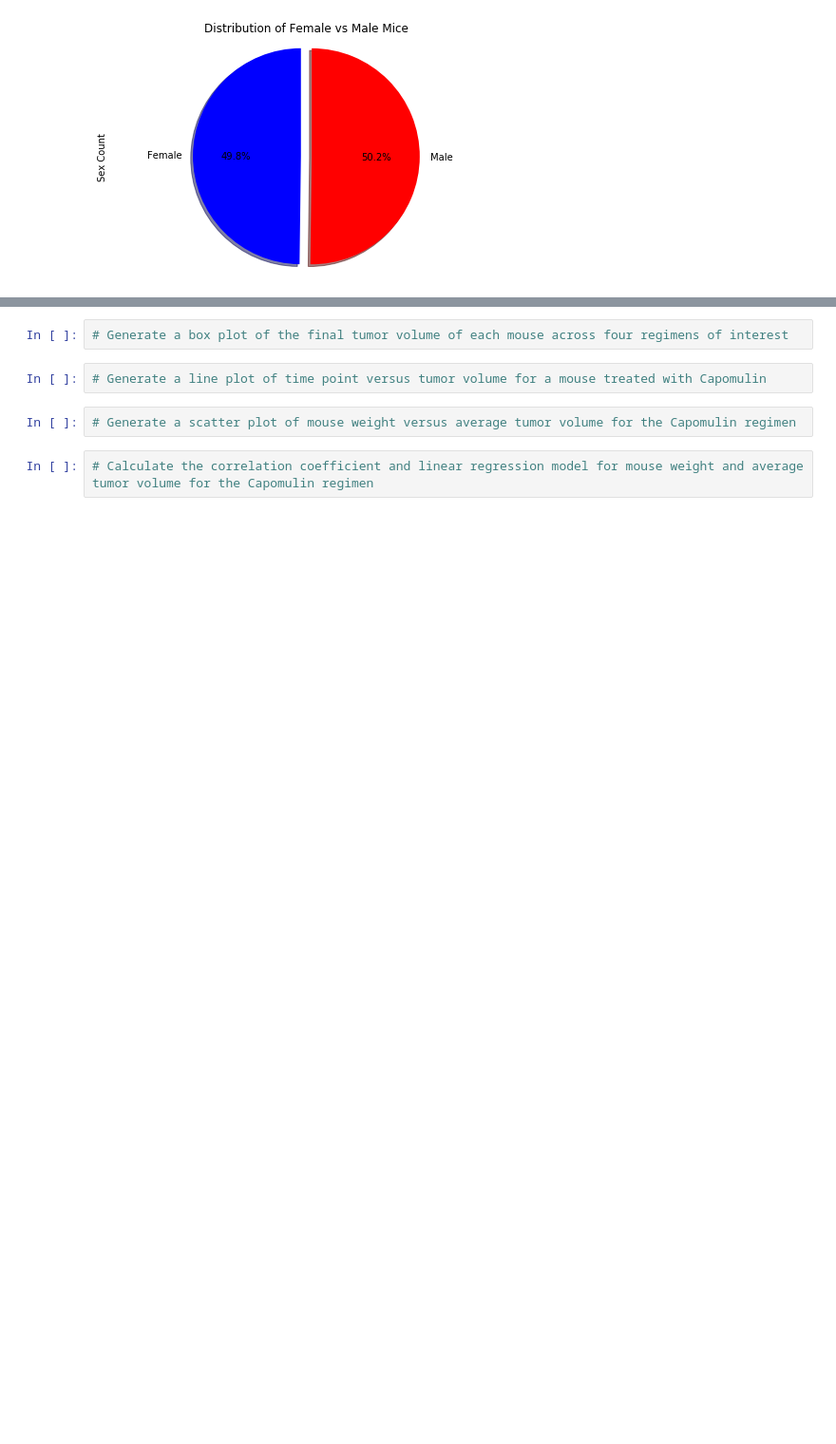
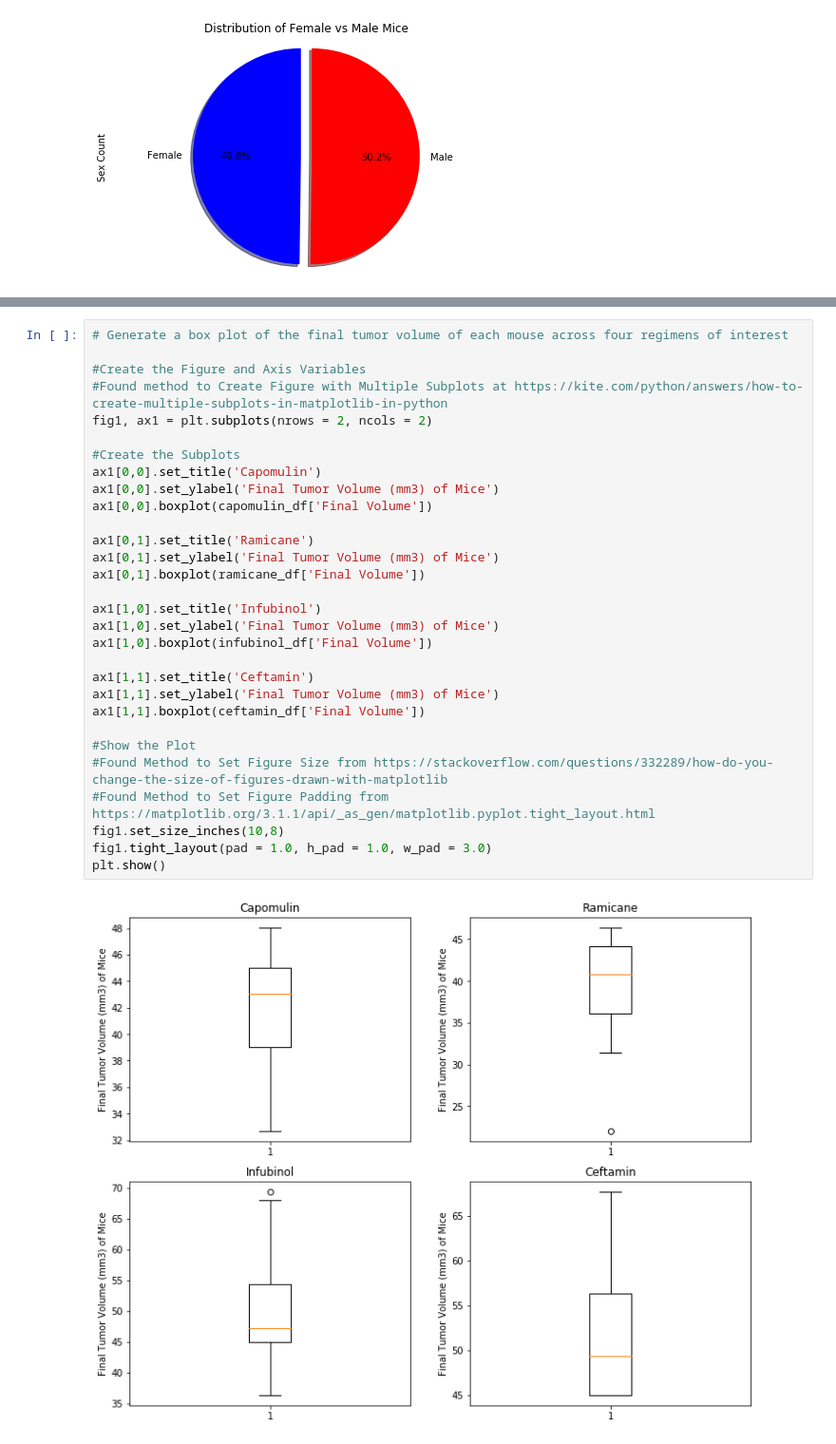
Before and after one commit to KotR9001/matplotlib-challenge, a Jupyter notebook: Pymaceuticals.ipynb, the cells around one changed output, grey strips where cells are left out. Shown at 95% size. Drawn from its saved outputs; the diff is of its cells as text; blank space fills up the shorter version.

```diff
--- a/Pymaceuticals.ipynb
+++ b/Pymaceuticals.ipynb
@@ -349,8 +351,32 @@ Ceftamin: N/A
-# %%
-# Generate a box plot of the final tumor volume of each mouse across four regimens of interest
-# %%
-# Generate a line plot of time point versus tumor volume for a mouse treated with Capomulin
-# %%
-# Generate a scatter plot of mouse weight versus average tumor volume for the Capomulin regimen
-# %%
-# Calculate the correlation coefficient and linear regression model for mouse weight and average tumor volume for the Capomulin regimen
+# %%
+# Generate a box plot of the final tumor volume of each mouse across four regimens of interest
+
+#Create the Figure and Axis Variables
+#Found method to Create Figure with Multiple Subplots at https://kite.com/python/answers/how-to-create-multiple-subplots-in-matplotlib-in-python
+fig1, ax1 = plt.subplots(nrows = 2, ncols = 2)
+
+#Create the Subplots
+ax1[0,0].set_title('Capomulin')
+ax1[0,0].set_ylabel('Final Tumor Volume (mm3) of Mice')
+ax1[0,0].boxplot(capomulin_df['Final Volume'])
+
+ax1[0,1].set_title('Ramicane')
+ax1[0,1].set_ylabel('Final Tumor Volume (mm3) of Mice')
+ax1[0,1].boxplot(ramicane_df['Final Volume'])
+
+ax1[1,0].set_title('Infubinol')
+ax1[1,0].set_ylabel('Final Tumor Volume (mm3) of Mice')
+ax1[1,0].boxplot(infubinol_df['Final Volume'])
+
+ax1[1,1].set_title('Ceftamin')
+ax1[1,1].set_ylabel('Final Tumor Volume (mm3) of Mice')
+ax1[1,1].boxplot(ceftamin_df['Final Volume'])
+
+#Show the Plot
+#Found Method to Set Figure Size from https://stackoverflow.com/questions/332289/how-do-you-change-the-size-of-figures-drawn-with-matplotlib
+#Found Method to Set Figure Padding from https://matplotlib.org/3.1.1/api/_as_gen/matplotlib.pyplot.tight_layout.html
+fig1.set_size_inches(10,8)
+fig1.tight_layout(pad = 1.0, h_pad = 1.0, w_pad = 3.0)
+plt.show()
+# %% [output]
+[figure, added]
```
Also changed, not shown: parts of 6 cells of this notebook.
